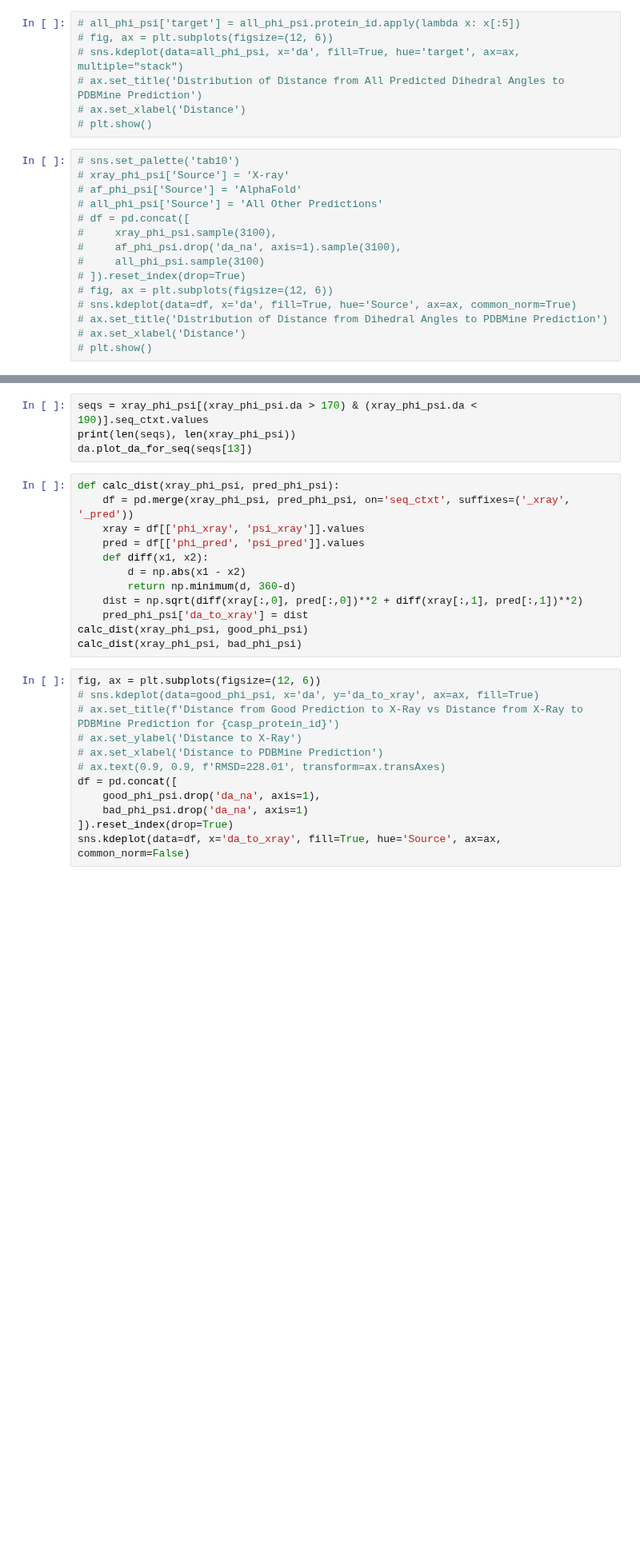
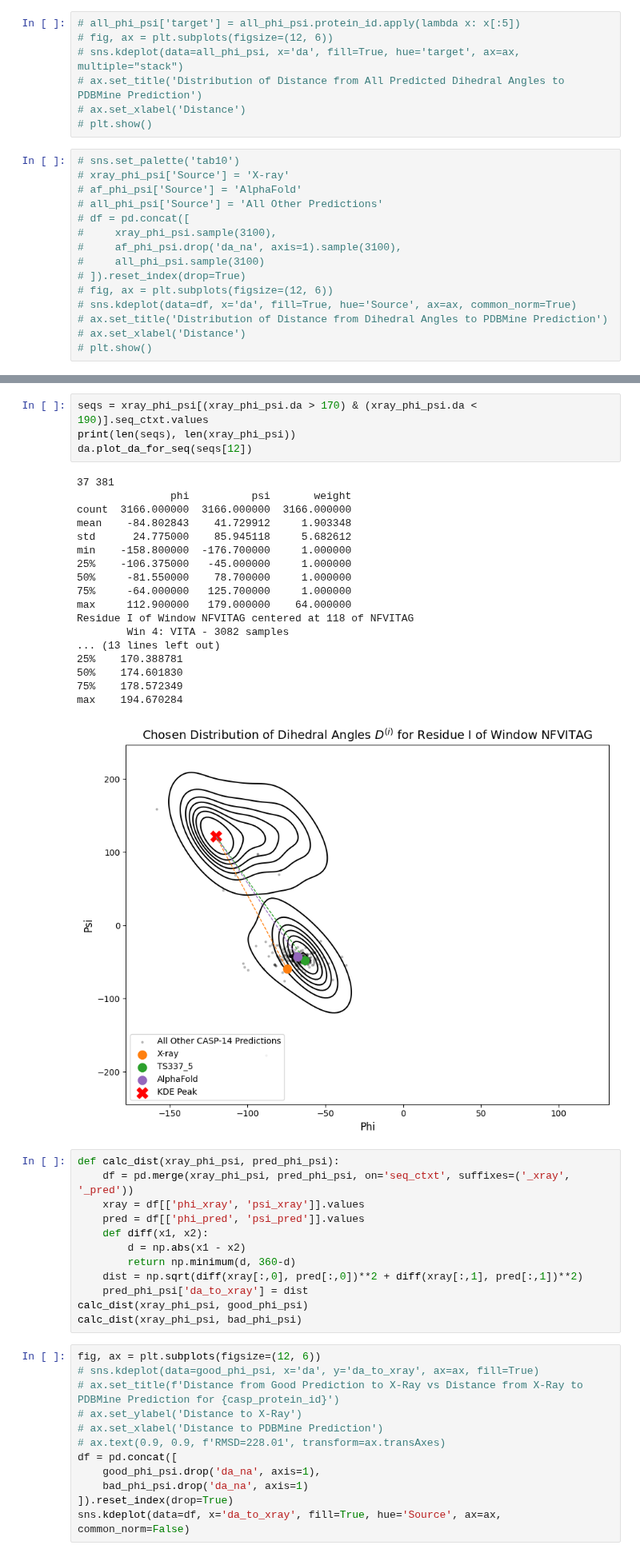
Before and after one commit to Musa-Azeem/protein-dihedral-visualization, a Jupyter notebook: 180_investigation.ipynb, the cells around one changed output, grey strips where cells are left out. Shown at 80% size. Saved outputs shown, nothing was run; the diff lists cells and outputs as text; blank space fills up the shorter version.

```diff
--- a/180_investigation.ipynb
+++ b/180_investigation.ipynb
@@ -102,7 +106,26 @@ Structure exists: 'pdb/pdb7w6b.ent'
 # %%
 seqs = xray_phi_psi[(xray_phi_psi.da > 170) & (xray_phi_psi.da < 190)].seq_ctxt.values
 print(len(seqs), len(xray_phi_psi))
-da.plot_da_for_seq(seqs[13])
+da.plot_da_for_seq(seqs[12])
+# %% [output]
+37 381
+               phi          psi       weight
+count  3166.000000  3166.000000  3166.000000
+mean    -84.802843    41.729912     1.903348
+std      24.775000    85.945118     5.682612
+min    -158.800000  -176.700000     1.000000
+25%    -106.375000   -45.000000     1.000000
+50%     -81.550000    78.700000     1.000000
+75%     -64.000000   125.700000     1.000000
+max     112.900000   179.000000    64.000000
+Residue I of Window NFVITAG centered at 118 of NFVITAG
+        Win 4: VITA - 3082 samples
+... (13 lines left out)
+25%    170.388781
+50%    174.601830
+75%    178.572349
+max    194.670284
+[figure, added]
 # %%
 def calc_dist(xray_phi_psi, pred_phi_psi):
     df = pd.merge(xray_phi_psi, pred_phi_psi, on='seq_ctxt', suffixes=('_xray', '_pred'))
```
Also changed, not shown: parts of 5 cells of this notebook, 3 other files.
